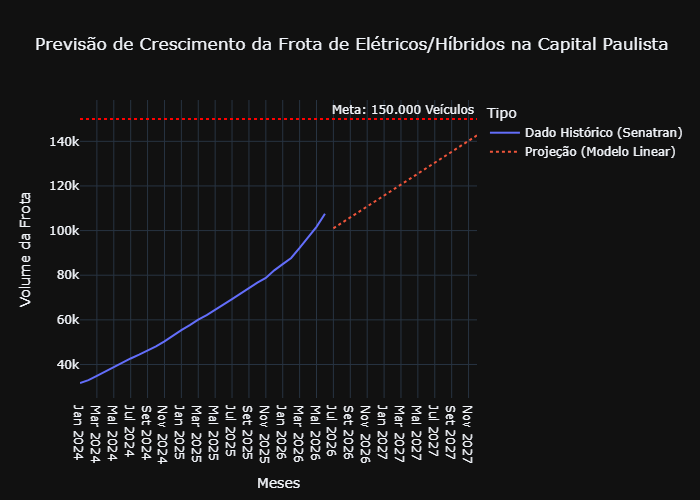
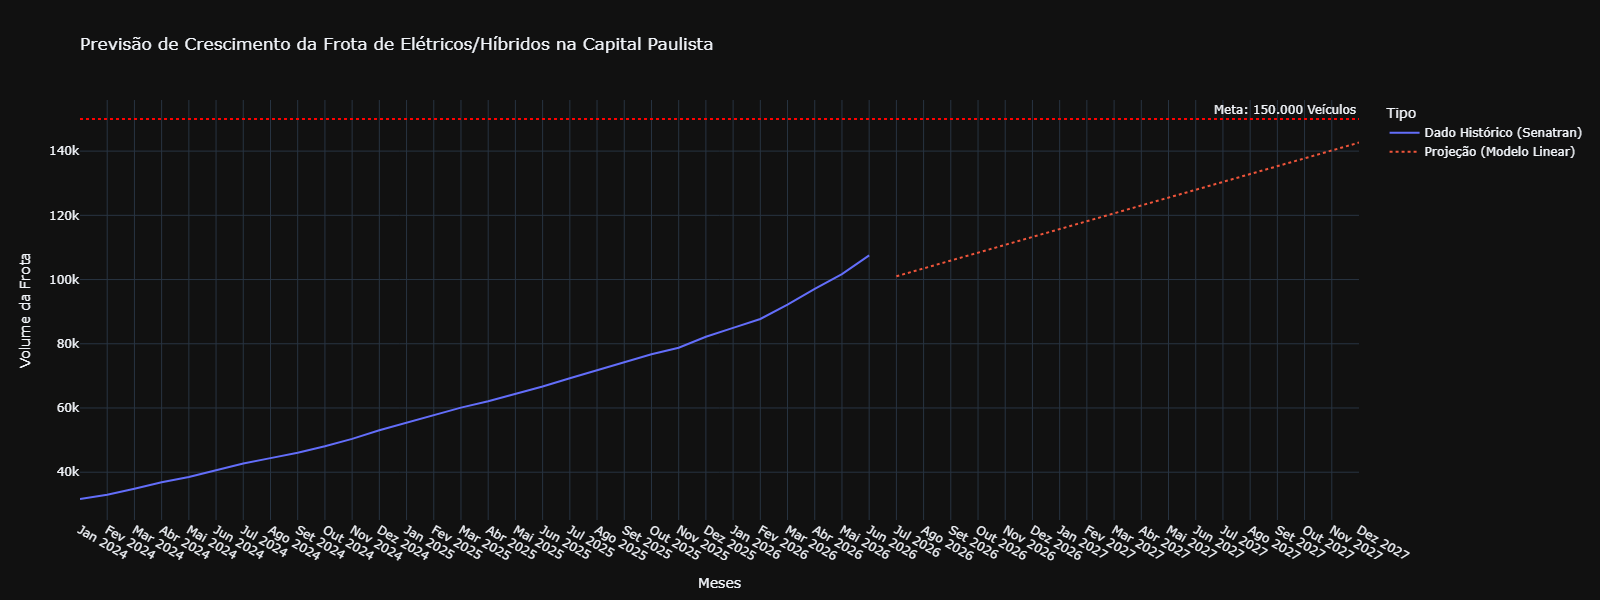
Unified diff of the notebook cell whose output changed from the first chart to the second:
--- before
+++ after
@@ -7,5 +7,7 @@
     labels={"Qtd. Veículos": "Volume da Frota", "Data": "Meses"},
     line_dash="Tipo",
-    template="plotly_dark"
+    template="plotly_dark",
+    width=1600,  # <-- ADICIONE ESTA LINHA
+    height=600   # <-- ADICIONE ESTA LINHA
 )
 

Commit: fix_graph